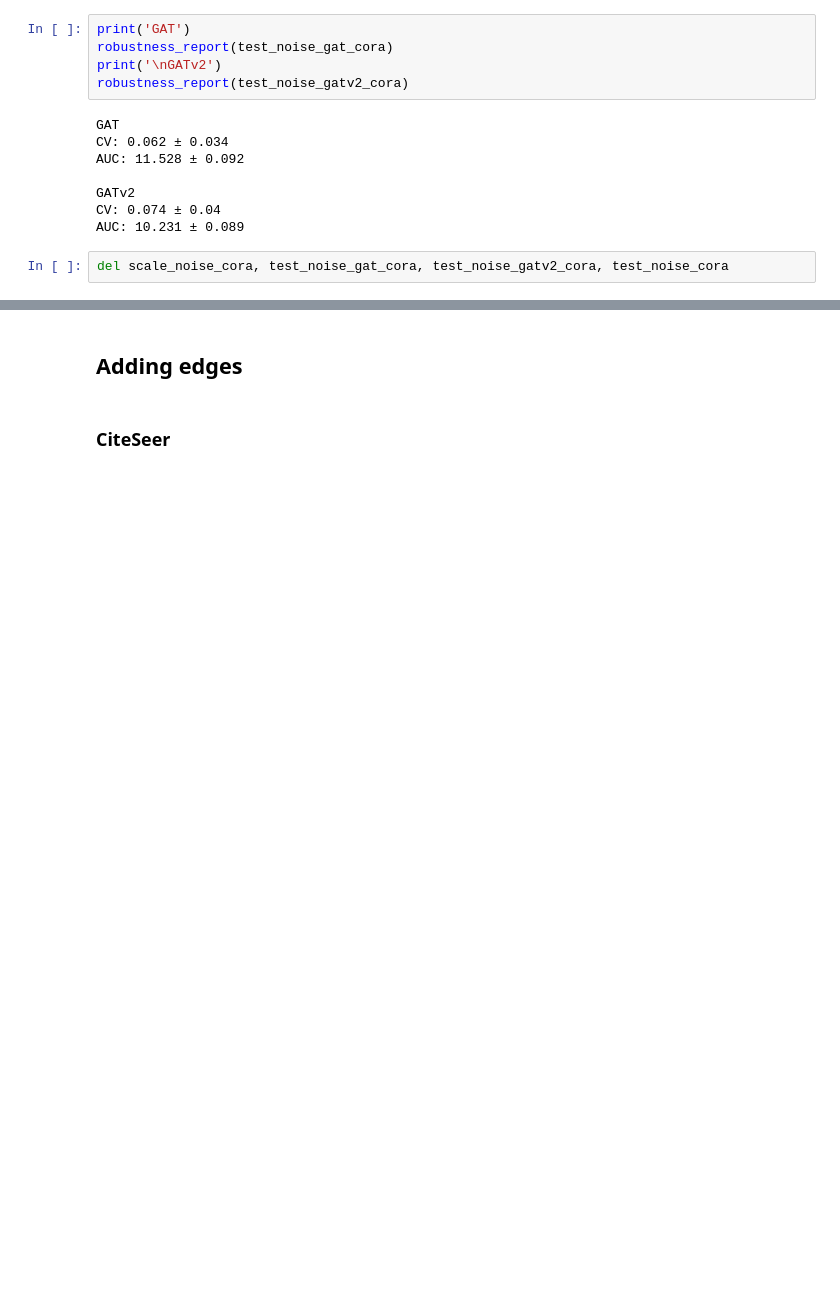
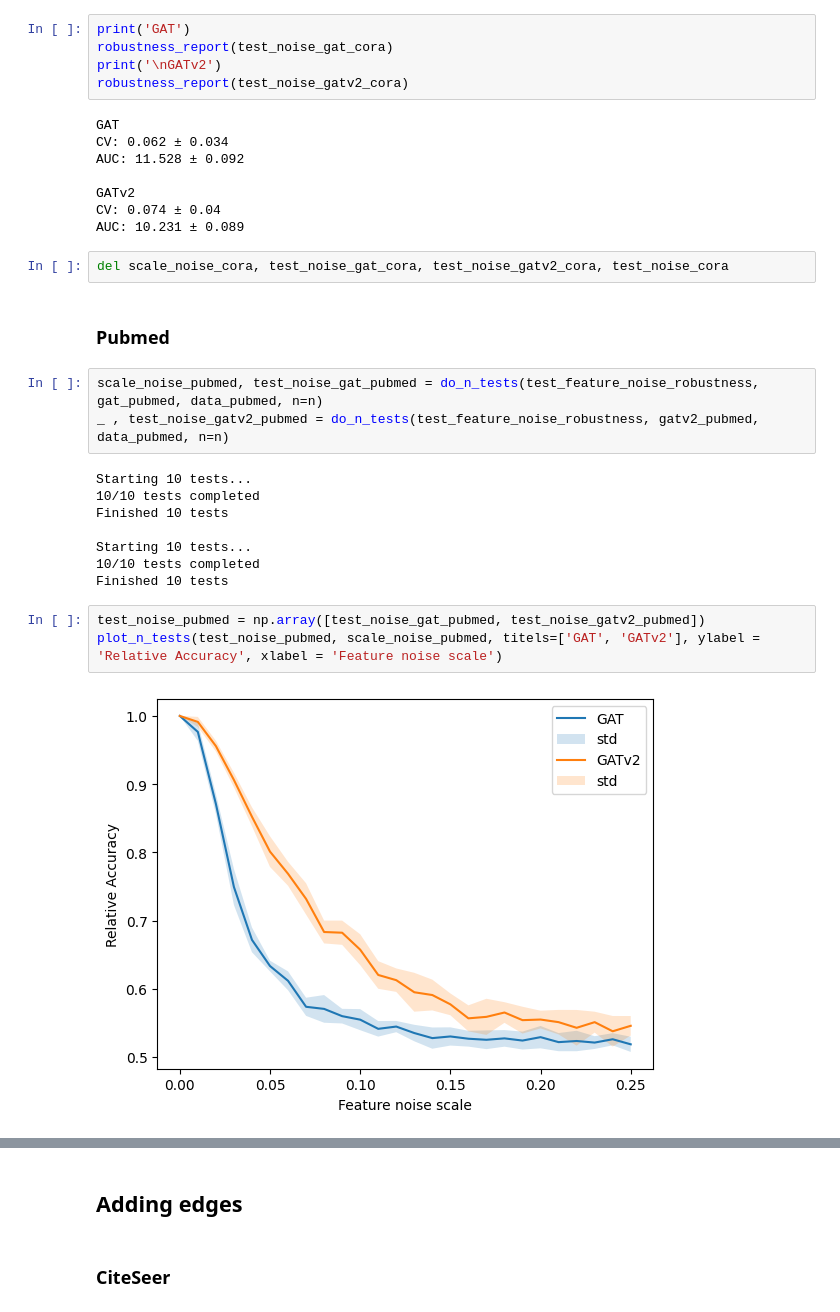
Before and after one commit to KarlRisager/ATDL_A3, a Jupyter notebook: workerNB.ipynb, the cells around one changed output, grey strips where cells are left out. Saved outputs shown, nothing was run; the diff lists cells and outputs as text; blank space fills up the shorter version.

```diff
--- a/workerNB.ipynb
+++ b/workerNB.ipynb
@@ -287,3 +321,21 @@ CV: 0.074 ± 0.04
 AUC: 10.231 ± 0.089
 # %%
 del scale_noise_cora, test_noise_gat_cora, test_noise_gatv2_cora, test_noise_cora
+# %% [markdown]
+### Pubmed
+# %%
+scale_noise_pubmed, test_noise_gat_pubmed = do_n_tests(test_feature_noise_robustness, gat_pubmed, data_pubmed, n=n)
+_ , test_noise_gatv2_pubmed = do_n_tests(test_feature_noise_robustness, gatv2_pubmed, data_pubmed, n=n)
+# %% [output]
+Starting 10 tests...
+10/10 tests completed
+Finished 10 tests
+
+Starting 10 tests...
+10/10 tests completed
+Finished 10 tests
+# %%
+test_noise_pubmed = np.array([test_noise_gat_pubmed, test_noise_gatv2_pubmed])
+plot_n_tests(test_noise_pubmed, scale_noise_pubmed, titels=['GAT', 'GATv2'], ylabel = 'Relative Accuracy', xlabel = 'Feature noise scale')
+# %% [output]
+[figure, added]
```
Also changed, not shown: parts of 18 cells of this notebook.
